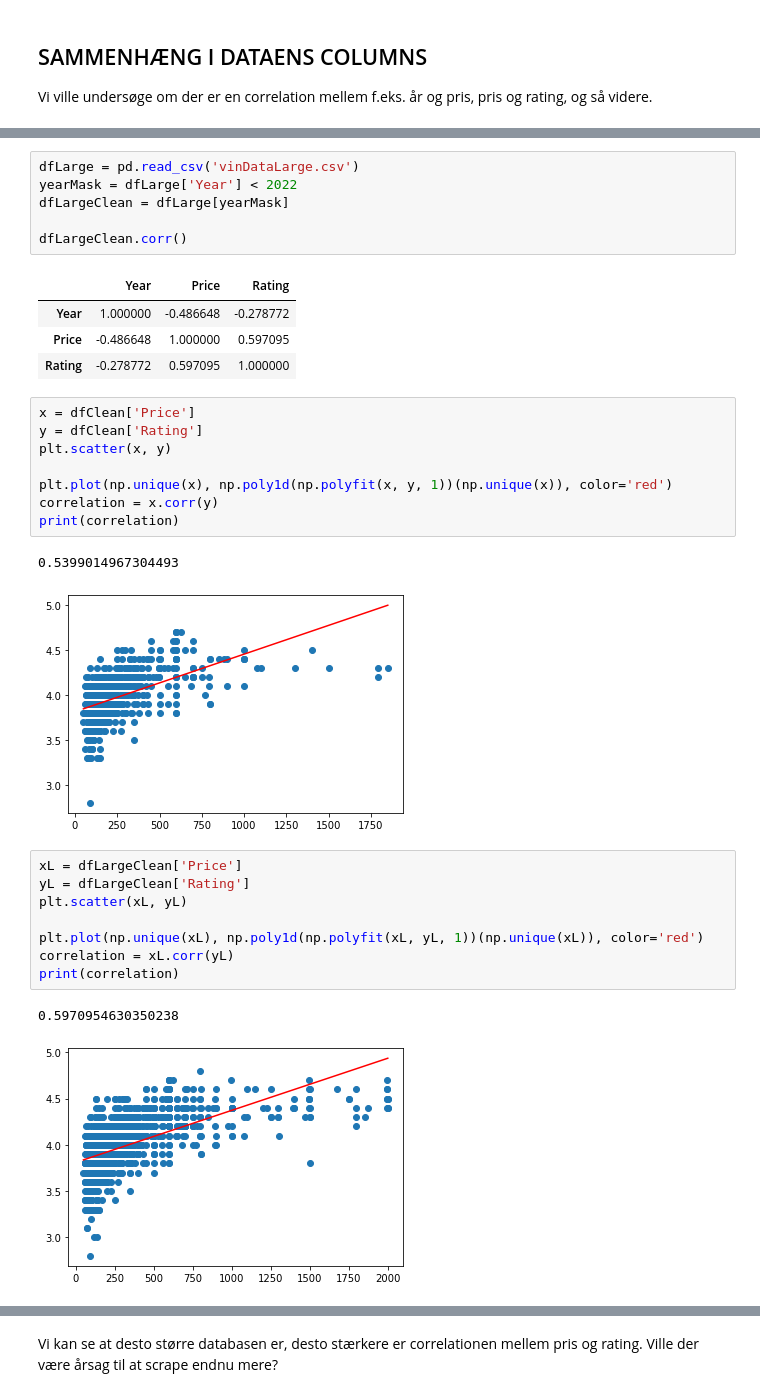
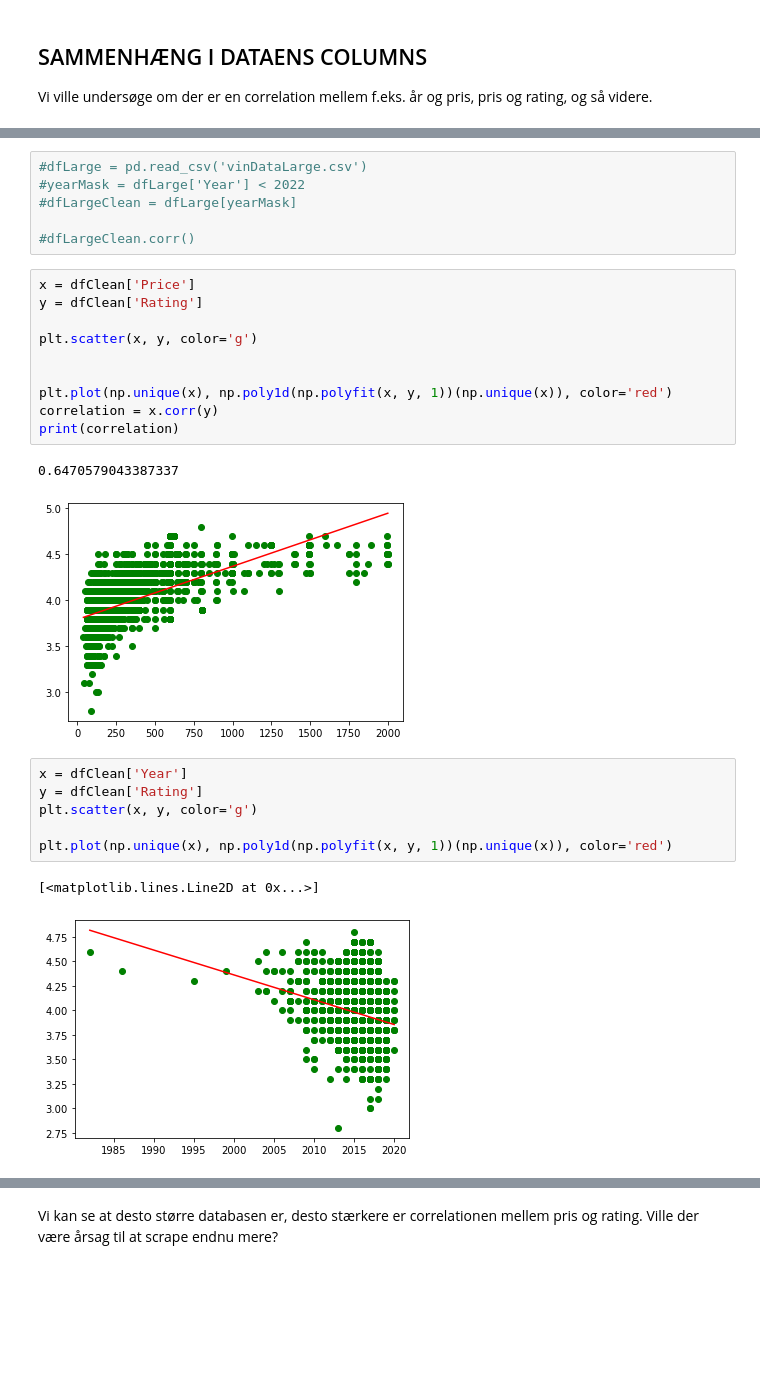
Before and after one commit to MathiasNoeClausen/pythonEksamen, a Jupyter notebook: Python_eksamen.ipynb, the cells around one changed output, grey strips where cells are left out. Drawn from its saved outputs; the diff is of its cells as text; blank space fills up the shorter version.

Commit message:
new plot

```diff
--- a/Python_eksamen.ipynb
+++ b/Python_eksamen.ipynb
@@ -105,33 +108,28 @@ dfClean.corr()
 # %%
-dfLarge = pd.read_csv('vinDataLarge.csv')
-yearMask = dfLarge['Year'] < 2022
-dfLargeClean = dfLarge[yearMask]
+#dfLarge = pd.read_csv('vinDataLarge.csv')
+#yearMask = dfLarge['Year'] < 2022
+#dfLargeClean = dfLarge[yearMask]
 
-dfLargeClean.corr()
+#dfLargeClean.corr()
-# %% [output]
-|  | Year | Price | Rating |
-| Year | 1.000000 | -0.486648 | -0.278772 |
-| Price | -0.486648 | 1.000000 | 0.597095 |
-| Rating | -0.278772 | 0.597095 | 1.000000 |
 # %%
 x = dfClean['Price']
 y = dfClean['Rating']
-plt.scatter(x, y)
+
+plt.scatter(x, y, color='g')
+
 
 plt.plot(np.unique(x), np.poly1d(np.polyfit(x, y, 1))(np.unique(x)), color='red')
 correlation = x.corr(y)
 print(correlation)
 # %% [output]
-0.5399014967304493
+0.6470579043387337
-[figure, old version]
+[figure, new version]
 # %%
-xL = dfLargeClean['Price']
-yL = dfLargeClean['Rating']
-plt.scatter(xL, yL)
+x = dfClean['Year']
+y = dfClean['Rating']
+plt.scatter(x, y, color='g')
 
-plt.plot(np.unique(xL), np.poly1d(np.polyfit(xL, yL, 1))(np.unique(xL)), color='red')
-correlation = xL.corr(yL)
-print(correlation)
+plt.plot(np.unique(x), np.poly1d(np.polyfit(x, y, 1))(np.unique(x)), color='red')
 # %% [output]
-0.5970954630350238
+[<matplotlib.lines.Line2D at 0x...>]
-[figure, old version]
+[figure, new version]
```
Also changed, not shown: parts of 16 cells of this notebook, 2 other files.
